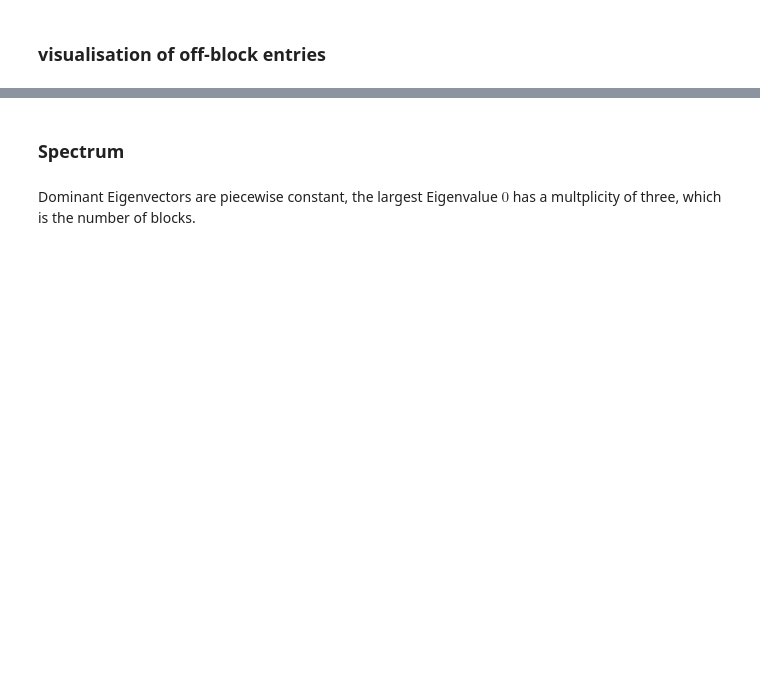
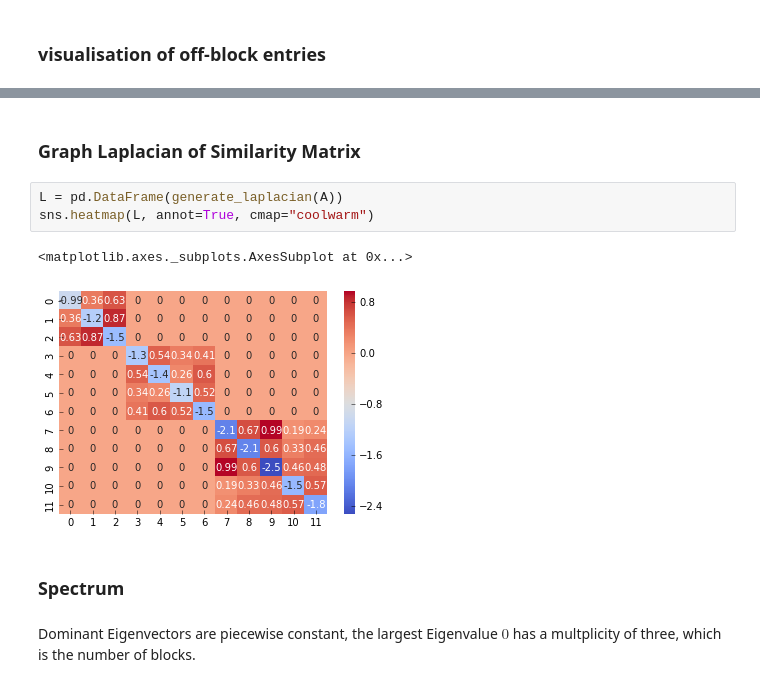
Before and after one commit to metterlein/spectral_clustering, a Jupyter notebook: notebooks/Toy Example.ipynb, the cells around one changed output, grey strips where cells are left out. Saved outputs shown, nothing was run; the diff lists cells and outputs as text; blank space fills up the shorter version.

```diff
--- a/notebooks/Toy Example.ipynb
+++ b/notebooks/Toy Example.ipynb
@@ -88,3 +118,11 @@ sns.heatmap(A- np.diag(np.diag(A)), cmap="coolwarm")
+# %% [markdown]
+### Graph Laplacian of Similarity Matrix
+# %%
+L = pd.DataFrame(generate_laplacian(A))
+sns.heatmap(L, annot=True, cmap="coolwarm")
+# %% [output]
+<matplotlib.axes._subplots.AxesSubplot at 0x...>
+[figure, added]
 # %% [markdown]
 ### Spectrum
 # %% [markdown]
```
Also changed, not shown: parts of 16 cells of this notebook, 1 other file.
